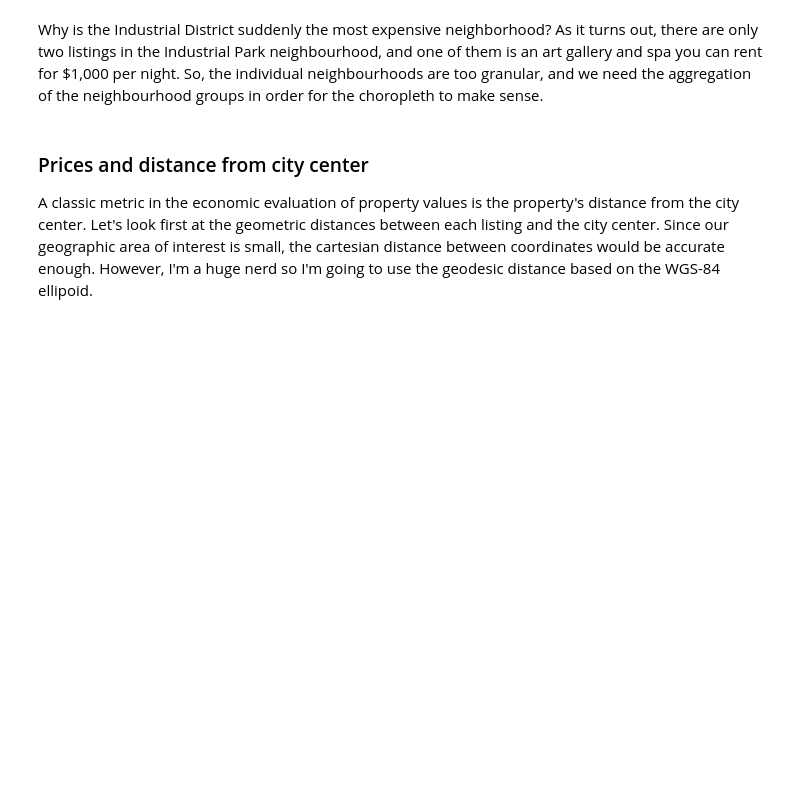
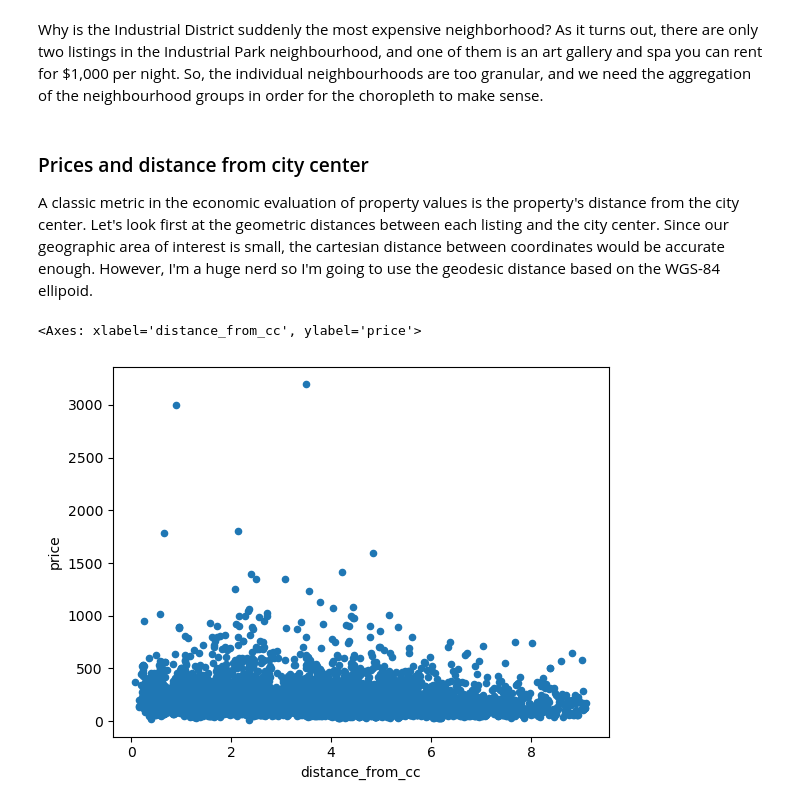
Before and after one commit to epistemetrica/udacity-blog-post-project, a Jupyter notebook: apw-blog-project.ipynb, the cells around one changed output. Cells and saved outputs as stored; diff of their text form; code cells hidden in the pictures; blank space fills up the shorter version.

Commit message:
scatter plots and pearson r

```diff
--- a/apw-blog-project.ipynb
+++ b/apw-blog-project.ipynb
@@ -246,8 +247,14 @@ A classic metric in the economic evaluation of property values is the property's
 city_center = (47.6050,-122.3344) #seattle city center, obtained from google
 
 #create df for distance calculations
-distance_df = listings_df[['id','latitude','longitude']].copy() #the copy method is needed here to avoid chained indexing
+distance_df = listings_df[['id','price','latitude','longitude']].copy() #the copy method is needed here to avoid chained indexing
 distance_df['location'] = list(zip(distance_df.latitude, distance_df.longitude))
 
 #compute distance between points
-distance_df['distance_from_cc'] = distance_df.apply(lambda row: distance.distance(row.location, city_center).km, axis=1)
+distance_df['distance_from_cc'] = distance_df.apply(lambda row: distance.distance(row.location, city_center).miles, axis=1)
+# %%
+#scatter distances and price
+distance_df.plot.scatter(x= 'distance_from_cc', y= 'price')
+# %% [output]
+<Axes: xlabel='distance_from_cc', ylabel='price'>
+[figure, added]
```
Also changed, not shown: parts of 6 cells of this notebook.
